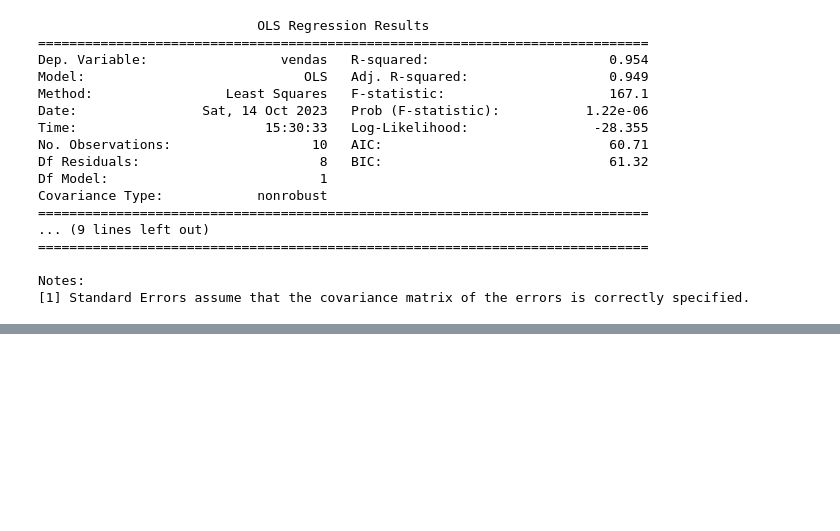
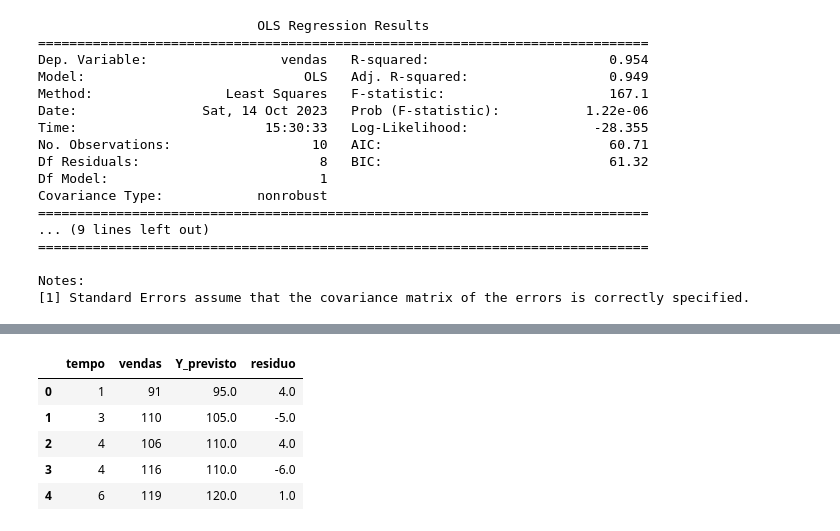
Before and after one commit to carlos-andre-henrique/Regressao, a Jupyter notebook: Regressão Linear Simples.ipynb, the cells around one changed output, grey strips where cells are left out. Saved outputs shown, nothing was run; the diff lists cells and outputs as text; code cells hidden in the pictures; blank space fills up the shorter version.

```diff
--- a/Regressão Linear Simples.ipynb
+++ b/Regressão Linear Simples.ipynb
@@ -69,0 +87,10 @@ Notes:
+# %%
+dataset["residuo"] = dataset["Y_previsto"] - dataset["vendas"]
+dataset.head()
+# %% [output]
+|  | tempo | vendas | Y_previsto | residuo |
+| 0 | 1 | 91 | 95.0 | 4.0 |
+| 1 | 3 | 110 | 105.0 | -5.0 |
+| 2 | 4 | 106 | 110.0 | 4.0 |
+| 3 | 4 | 116 | 110.0 | -6.0 |
+| 4 | 6 | 119 | 120.0 | 1.0 |
```
Also changed, not shown: parts of 2 cells of this notebook.
